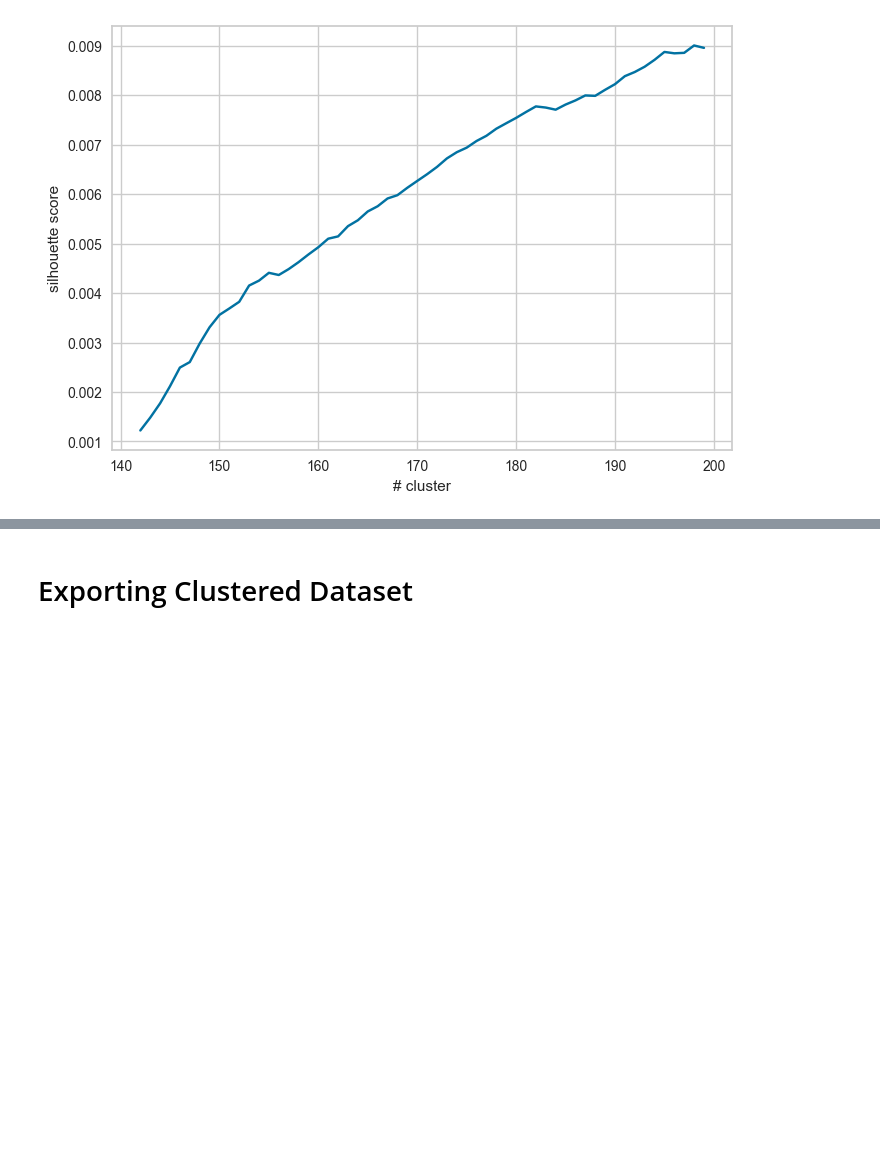
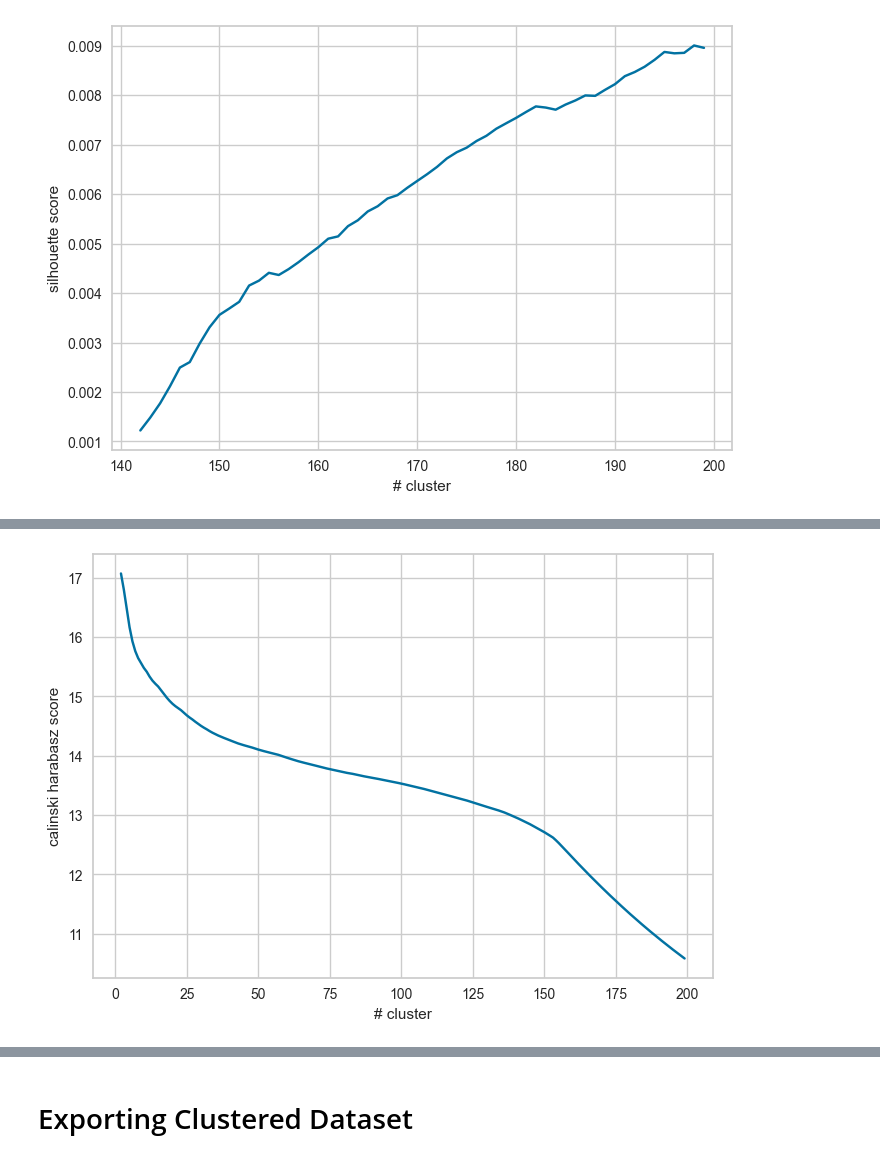
Before and after one commit to angelonazzaro/ZaMatcher, a Jupyter notebook: clustering.ipynb, the cells around one changed output, grey strips where cells are left out. Cells and saved outputs as stored; diff of their text form; code cells hidden in the pictures; blank space fills up the shorter version.

```diff
--- a/clustering.ipynb
+++ b/clustering.ipynb
@@ -175,0 +200,4 @@ plot_metrics(cluster_count, silhouette_scores, "silhouette score", 140, 200)
+# %%
+plot_metrics(cluster_count, calinski_harabasz_scores, "calinski harabasz score")
+# %% [output]
+[figure, added]
```
Also changed, not shown: parts of 12 cells of this notebook, 2 other files.
